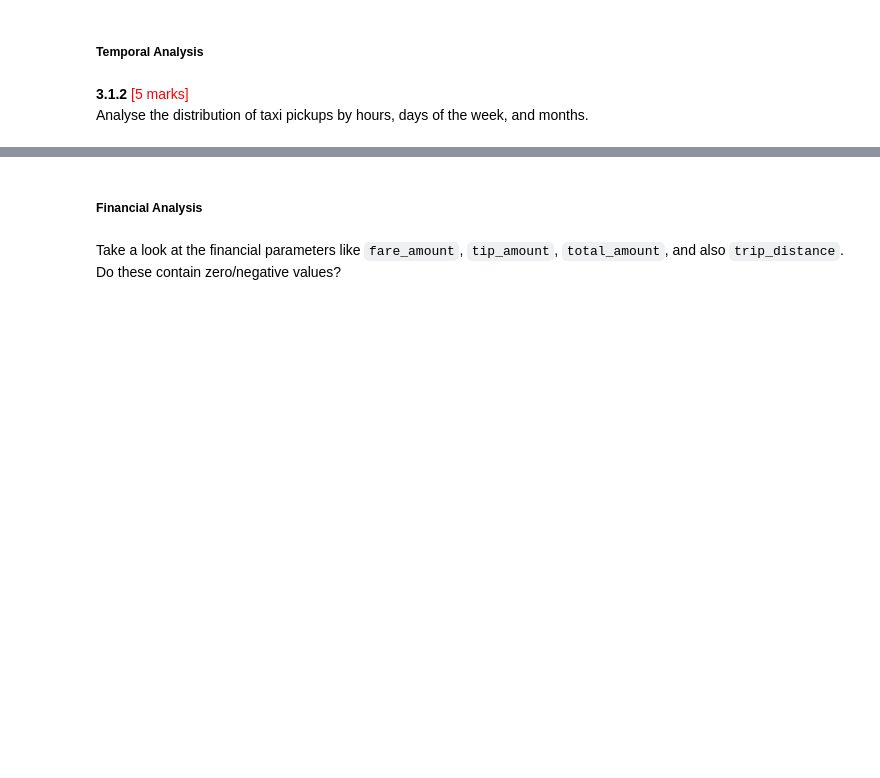
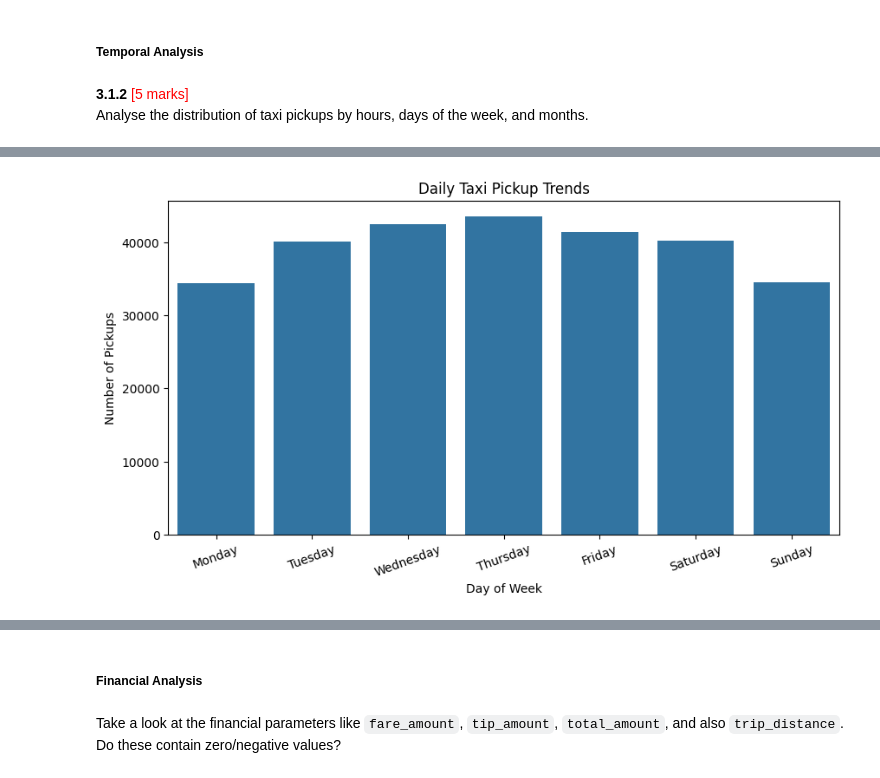
Before and after one commit to viswanathamveluri/epg-appliedai, a Jupyter notebook: assessment/EDA_Assg_NYC_Taxi_Starter.ipynb, the cells around one changed output, grey strips where cells are left out. Saved outputs shown, nothing was run; the diff lists cells and outputs as text; code cells hidden in the pictures; blank space fills up the shorter version.

```diff
--- a/assessment/EDA_Assg_NYC_Taxi_Starter.ipynb
+++ b/assessment/EDA_Assg_NYC_Taxi_Starter.ipynb
@@ -985,0 +1103,45 @@ Analyse the distribution of taxi pickups by hours, days of the week, and months.
+# %%
+# Find and show the daily trends in taxi pickups (days of the week)
+
+# =========================================================
+# Find and show the daily trends in taxi pickups
+# =========================================================
+
+day_order = [
+    'Monday',
+    'Tuesday',
+    'Wednesday',
+    'Thursday',
+    'Friday',
+    'Saturday',
+    'Sunday'
+]
+
+daily_pickups = (
+    df['pickup_day']
+    .value_counts()
+    .reindex(day_order)
+)
+
+daily_pickups
+
+# plotting daily pickup trends
+
+plt.figure(figsize=(10,5))
+
+sns.barplot(
+    x=daily_pickups.index,
+    y=daily_pickups.values
+)
+
+plt.title('Daily Taxi Pickup Trends')
+
+plt.xlabel('Day of Week')
+
+plt.ylabel('Number of Pickups')
+
+plt.xticks(rotation=20)
+
+plt.show()
+# %% [output]
+[figure, added]
```
Also changed, not shown: parts of 5 cells of this notebook.
